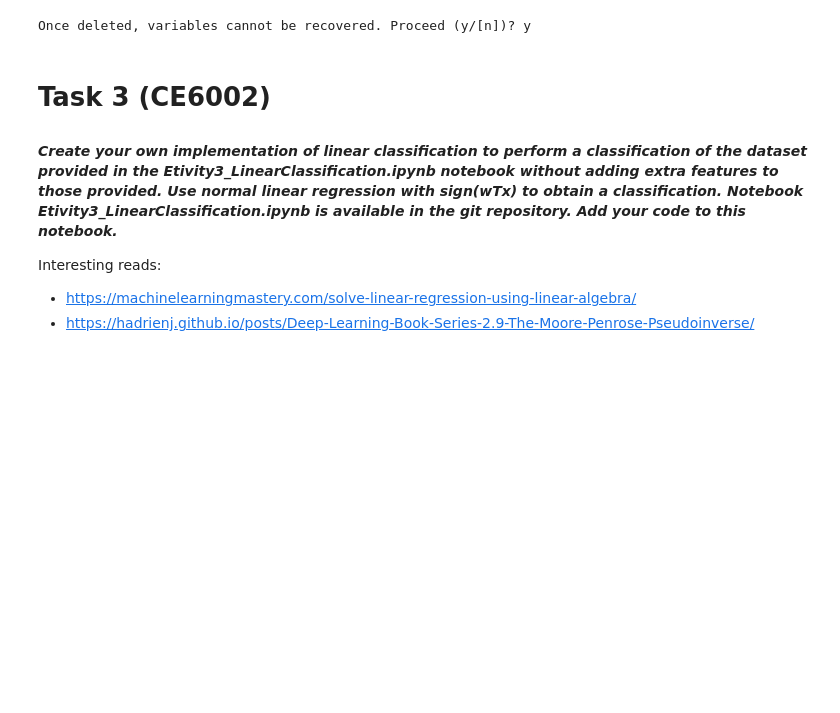
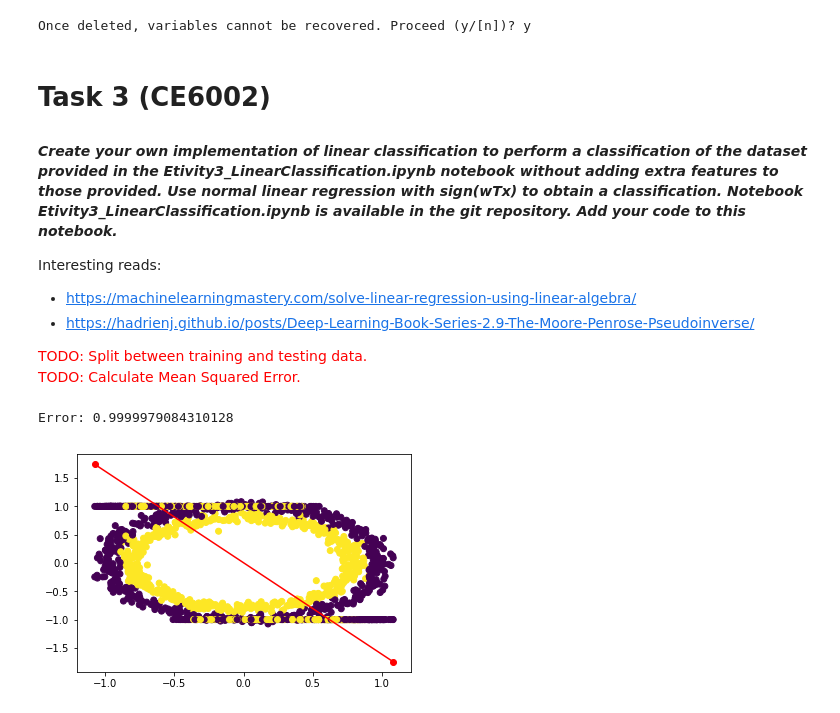
Before and after one commit to vipulpopat/MSCAI_Sem1_Etivity3, a Jupyter notebook: Etivity3_LinearClassification.ipynb, the cells around one changed output. Cells and saved outputs as stored; diff of their text form; code cells hidden in the pictures; blank space fills up the shorter version.

```diff
--- a/Etivity3_LinearClassification.ipynb
+++ b/Etivity3_LinearClassification.ipynb
@@ -27,6 +28,9 @@ y = [yy if yy == 1 else -1 for yy in y]
 Interesting reads:
   * https://machinelearningmastery.com/solve-linear-regression-using-linear-algebra/
   * https://hadrienj.github.io/posts/Deep-Learning-Book-Series-2.9-The-Moore-Penrose-Pseudoinverse/
+
+<span style="color:red">TODO: Split between training and testing data.</span>
+<span style="color:red">TODO: Calculate Mean Squared Error.</span>
 # %%
 Xcopy = np.copy(X)
 # %%
@@ -38,3 +42,46 @@ def decision_boundary_lin(weights, x_min, x_max):
 def point_on_boundary_lin(weights, x):
     # Return the y-position on the boundary based on given x-position
     return -(weights[0]+weights[1]*x)/weights[2]
+# %%
+def linear_regression(X, y):
+    X = np.insert(X, 0, 1, axis=1)
+    X_inverse = np.linalg.pinv(X)
+    w_lin = np.matmul(X_inverse, y)
+    yhat = X.dot(w_lin)
+    return w_lin, yhat
+
+
+def calc_square_error(a, b):
+    e_sq = 0
+    N = len(a)
+    for i in range(N):
+        e_sq += math.pow((a[i] - b[i]),2)
+    return math.sqrt(e_sq/N)
+
+
+def calculate_and_plot_linear_regression(X, y):
+    # Linear regression
+    weights, yhat = linear_regression(X, y)
+    plt.scatter(X[:,0], X[:,1], c=y)
+
+    # Plot
+    minx = np.amin(X)
+    maxx = np.amax(X)
+    miny, maxy = decision_boundary_lin(weights, minx, maxx)
+    plt.plot([minx, maxx], [miny, maxy], 'ro-')
+
+    # yhat
+    plt.scatter(X[:,0], np.sign(yhat), c=y)
+
+    # error
+    error = calc_square_error(y,  yhat)
+
+    return weights, yhat, error
+# %%
+X = np.copy(Xcopy)
+
+weights, yhat, error = calculate_and_plot_linear_regression(X, y)
+print("Error:", error)
+# %% [output]
+Error: 0.9999979084310128
+[figure, added]
```
Also changed, not shown: parts of 12 cells of this notebook.
